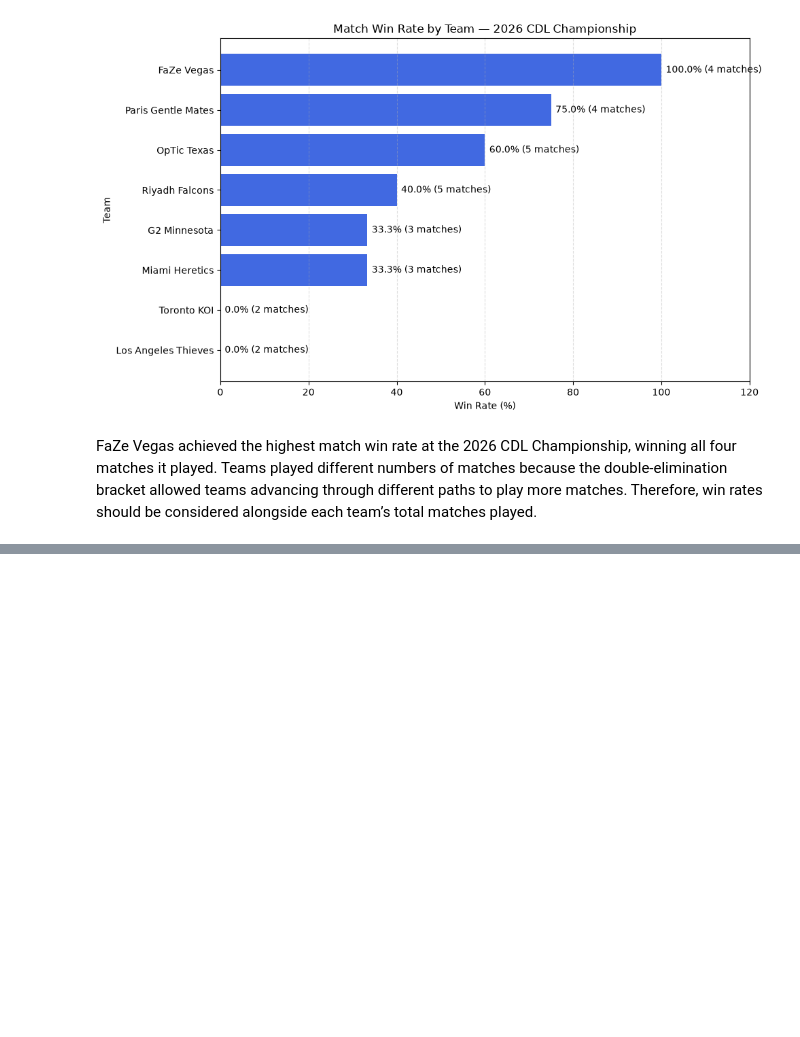
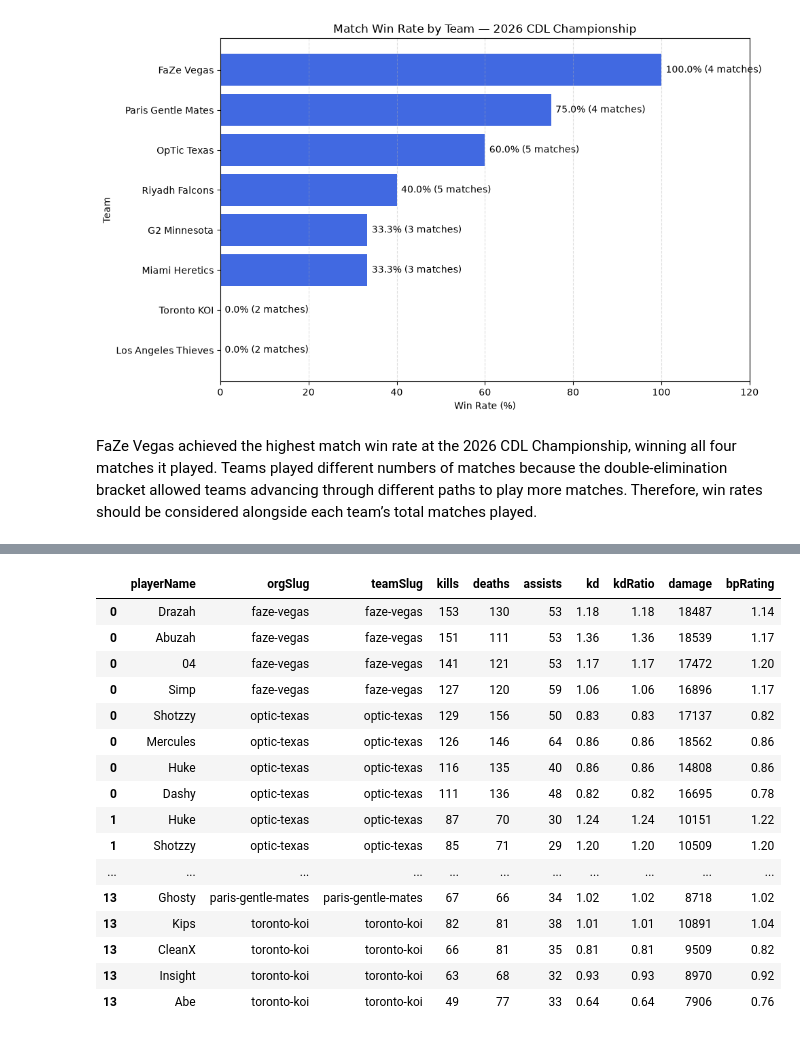
Before and after one commit to Bryan-23673/cdl-analytics, a Jupyter notebook: notebooks/02_data_analysis.ipynb, the cells around one changed output, grey strips where cells are left out. Cells and saved outputs as stored; diff of their text form; code cells hidden in the pictures; blank space fills up the shorter version.

```diff
--- a/notebooks/02_data_analysis.ipynb
+++ b/notebooks/02_data_analysis.ipynb
@@ -404,0 +426,4 @@ if match_dataframes:
+# %%
+all_match_details_df["matchDate"] = all_match_details_df["matchDate"].dt.tz_localize(None)
+explode_player_stats_df = all_match_details_df.explode("playerStats")
+explode_maps_df = all_match_details_df.explode("maps")
@@ -404,0 +462,22 @@ if match_dataframes:
+# %%
+player_stats_df = pd.json_normalize(explode_player_stats_df["playerStats"])
+with pd.option_context('display.max_rows', None, 'display.max_columns', None):
+    display(player_stats_df)
+# %% [output]
+|  | playerName | orgSlug | teamSlug | kills | deaths | assists | kd | kdRatio | damage | bpRating |
+| 0 | Drazah | faze-vegas | faze-vegas | 153 | 130 | 53 | 1.18 | 1.18 | 18487 | 1.14 |
+| 0 | Abuzah | faze-vegas | faze-vegas | 151 | 111 | 53 | 1.36 | 1.36 | 18539 | 1.17 |
+| 0 | 04 | faze-vegas | faze-vegas | 141 | 121 | 53 | 1.17 | 1.17 | 17472 | 1.20 |
+| 0 | Simp | faze-vegas | faze-vegas | 127 | 120 | 59 | 1.06 | 1.06 | 16896 | 1.17 |
+| 0 | Shotzzy | optic-texas | optic-texas | 129 | 156 | 50 | 0.83 | 0.83 | 17137 | 0.82 |
+| 0 | Mercules | optic-texas | optic-texas | 126 | 146 | 64 | 0.86 | 0.86 | 18562 | 0.86 |
+| 0 | Huke | optic-texas | optic-texas | 116 | 135 | 40 | 0.86 | 0.86 | 14808 | 0.86 |
+| 0 | Dashy | optic-texas | optic-texas | 111 | 136 | 48 | 0.82 | 0.82 | 16695 | 0.78 |
+| 1 | Huke | optic-texas | optic-texas | 87 | 70 | 30 | 1.24 | 1.24 | 10151 | 1.22 |
+| 1 | Shotzzy | optic-texas | optic-texas | 85 | 71 | 29 | 1.20 | 1.20 | 10509 | 1.20 |
+| ... | ... | ... | ... | ... | ... | ... | ... | ... | ... | ... |
+| 13 | Ghosty | paris-gentle-mates | paris-gentle-mates | 67 | 66 | 34 | 1.02 | 1.02 | 8718 | 1.02 |
+| 13 | Kips | toronto-koi | toronto-koi | 82 | 81 | 38 | 1.01 | 1.01 | 10891 | 1.04 |
+| 13 | CleanX | toronto-koi | toronto-koi | 66 | 81 | 35 | 0.81 | 0.81 | 9509 | 0.82 |
+| 13 | Insight | toronto-koi | toronto-koi | 63 | 68 | 32 | 0.93 | 0.93 | 8970 | 0.92 |
+| 13 | Abe | toronto-koi | toronto-koi | 49 | 77 | 33 | 0.64 | 0.64 | 7906 | 0.76 |
```
Also changed, not shown: parts of 5 cells of this notebook, 3 other files.
